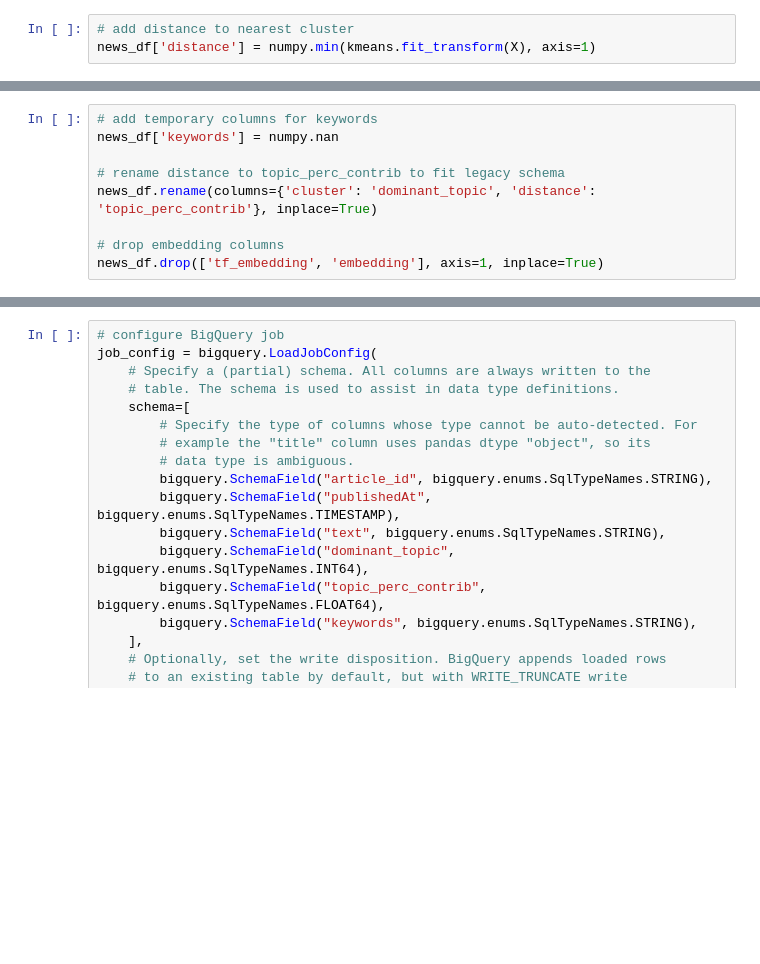
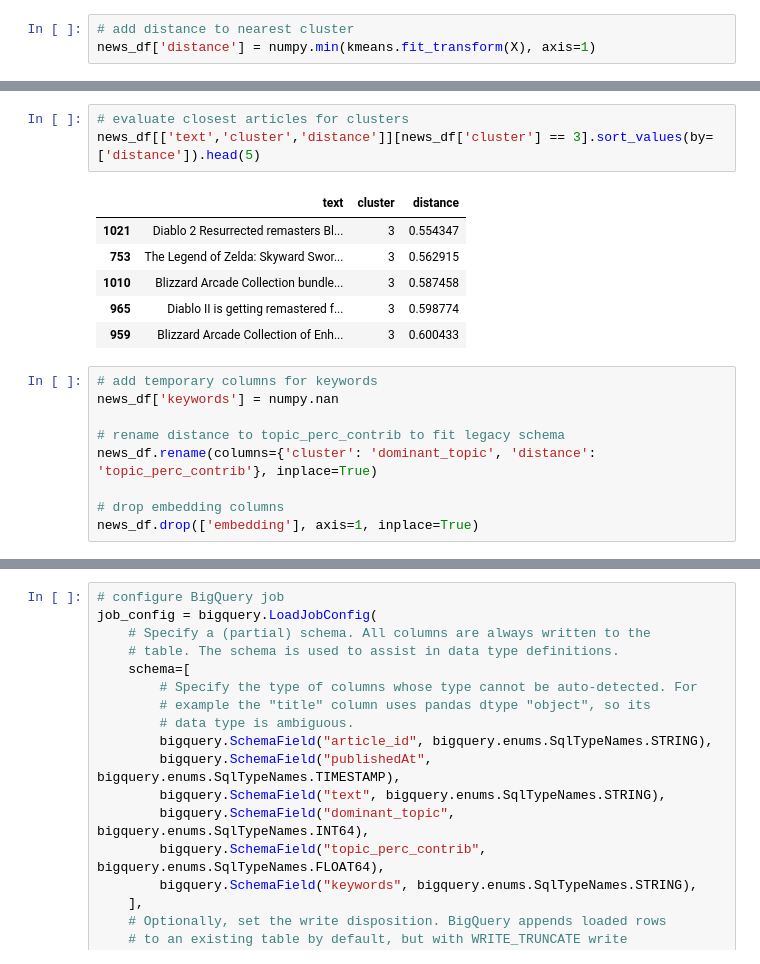
Before and after one commit to slowmosteve/news-app, a Jupyter notebook: modeling/topic-prod.ipynb, the cells around one changed output, grey strips where cells are left out. Cells and saved outputs as stored; diff of their text form; blank space fills up the shorter version.

```diff
--- a/modeling/topic-prod.ipynb
+++ b/modeling/topic-prod.ipynb
@@ -150,3 +170,13 @@ news_df[['text','cluster','distance']][news_df['cluster'] == 2].sort_values(by=[
+# %%
+# evaluate closest articles for clusters
+news_df[['text','cluster','distance']][news_df['cluster'] == 3].sort_values(by=['distance']).head(5)
+# %% [output]
+|  | text | cluster | distance |
+| 1021 | Diablo 2 Resurrected remasters Bl... | 3 | 0.554347 |
+| 753 | The Legend of Zelda: Skyward Swor... | 3 | 0.562915 |
+| 1010 | Blizzard Arcade Collection bundle... | 3 | 0.587458 |
+| 965 | Diablo II is getting remastered f... | 3 | 0.598774 |
+| 959 | Blizzard Arcade Collection of Enh... | 3 | 0.600433 |
 # %%
 # add temporary columns for keywords
 news_df['keywords'] = numpy.nan
@@ -155,4 +185,4 @@ news_df['keywords'] = numpy.nan
 news_df.rename(columns={'cluster': 'dominant_topic', 'distance': 'topic_perc_contrib'}, inplace=True)
 
 # drop embedding columns
-news_df.drop(['tf_embedding', 'embedding'], axis=1, inplace=True)
+news_df.drop(['embedding'], axis=1, inplace=True)
```
Also changed, not shown: parts of 30 cells of this notebook.
